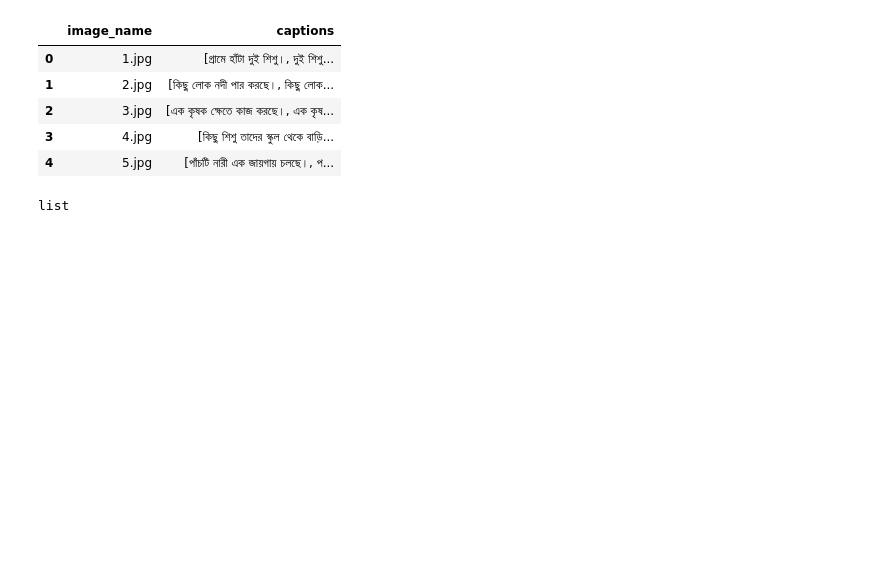
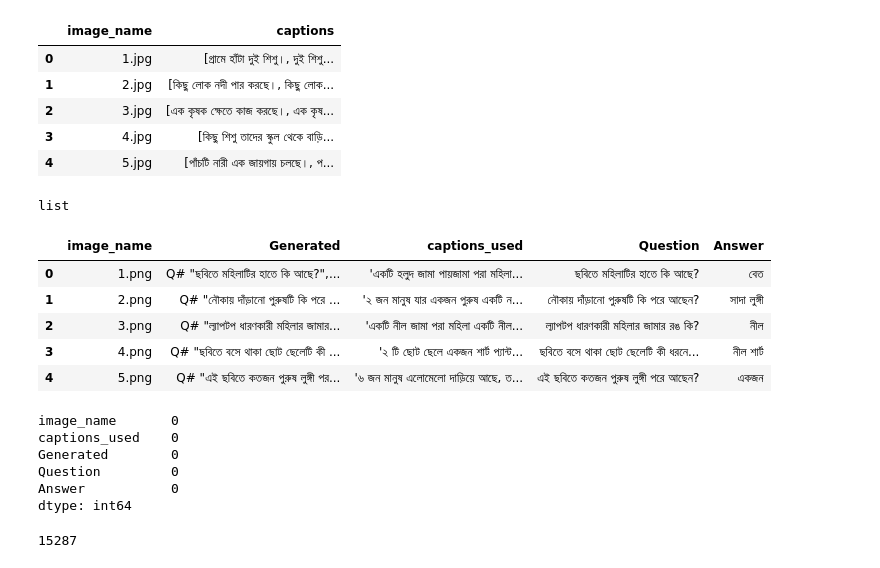
Before and after one commit to souroveskb/VQA, a Jupyter notebook: data_correction.ipynb, the cells around one changed output. Cells and saved outputs as stored; diff of their text form; code cells hidden in the pictures; blank space fills up the shorter version.

Commit message:
finalization of data

```diff
--- a/data_correction.ipynb
+++ b/data_correction.ipynb
@@ -224,0 +216,13 @@ df.to_csv("dataset/bnature_captions.csv", index=False)
+# %%
+chitrondf = pd.read_csv("dataset/final_csvs/generated_chitron.csv")
+bnaturedf = pd.read_csv("dataset/final_csvs/generated_bnature_subset_2.csv")
+bornondf = pd.read_csv("dataset/final_csvs/generated_bornon.csv")
+# %%
+chitrondf.head()
+# %% [output]
+|  | image_name | Generated | captions_used | Question | Answer |
+| 0 | 1.png | Q# "ছবিতে মহিলাটির হাতে কি আছে?",... | 'একটি হলুদ জামা পায়জামা পরা মহিলা... | ছবিতে মহিলাটির হাতে কি আছে? | বেত |
+| 1 | 2.png | Q# "নৌকায় দাঁড়ানো পুরুষটি কি পরে ... | '২ জন মানুষ যার একজন পুরুষ একটি ন... | নৌকায় দাঁড়ানো পুরুষটি কি পরে আছেন? | সাদা লুঙ্গী |
+| 2 | 3.png | Q# "ল্যাপটপ ধারণকারী মহিলার জামার... | 'একটি নীল জামা পরা মহিলা একটি নীল... | ল্যাপটপ ধারণকারী মহিলার জামার রঙ কি? | নীল |
+| 3 | 4.png | Q# "ছবিতে বসে থাকা ছোট ছেলেটি কী ... | '২ টি ছোট ছেলে একজন শার্ট প্যান্ট... | ছবিতে বসে থাকা ছোট ছেলেটি কী ধরনে... | নীল শার্ট |
+| 4 | 5.png | Q# "এই ছবিতে কতজন পুরুষ লুঙ্গী পর... | '৬ জন মানুষ এলোমেলো দাড়িয়ে আছে, ত... | এই ছবিতে কতজন পুরুষ লুঙ্গী পরে আছেন? | একজন |
@@ -224,0 +235,9 @@ df.to_csv("dataset/bnature_captions.csv", index=False)
+# %%
+bnaturedf.isna().sum()
+# %% [output]
+image_name       0
+captions_used    0
+Generated        0
+Question         0
+Answer           0
+dtype: int64
@@ -224,0 +246,4 @@ df.to_csv("dataset/bnature_captions.csv", index=False)
+# %%
+len(bnaturedf) + len(chitrondf) + len(bornondf)
+# %% [output]
+15287
```
Also changed, not shown: parts of 10 cells of this notebook, 1 other file.
